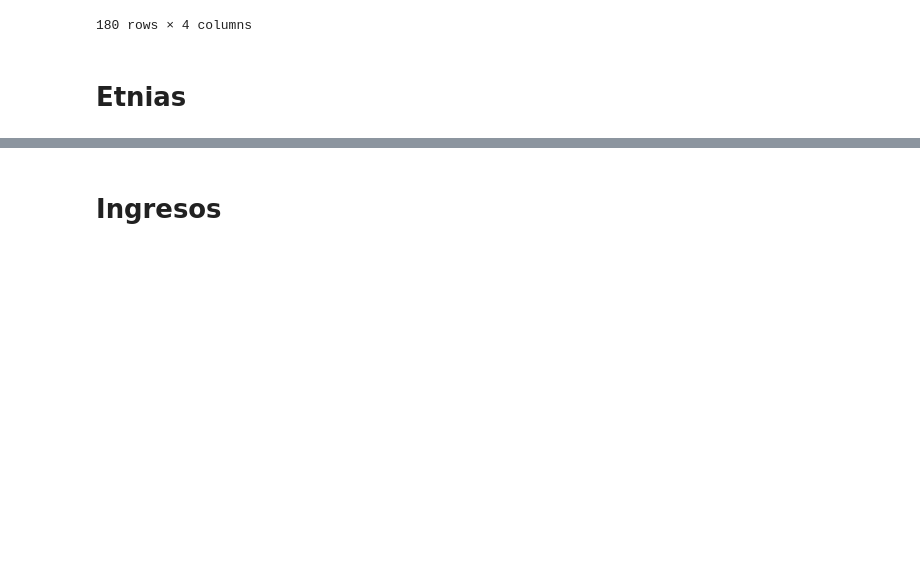
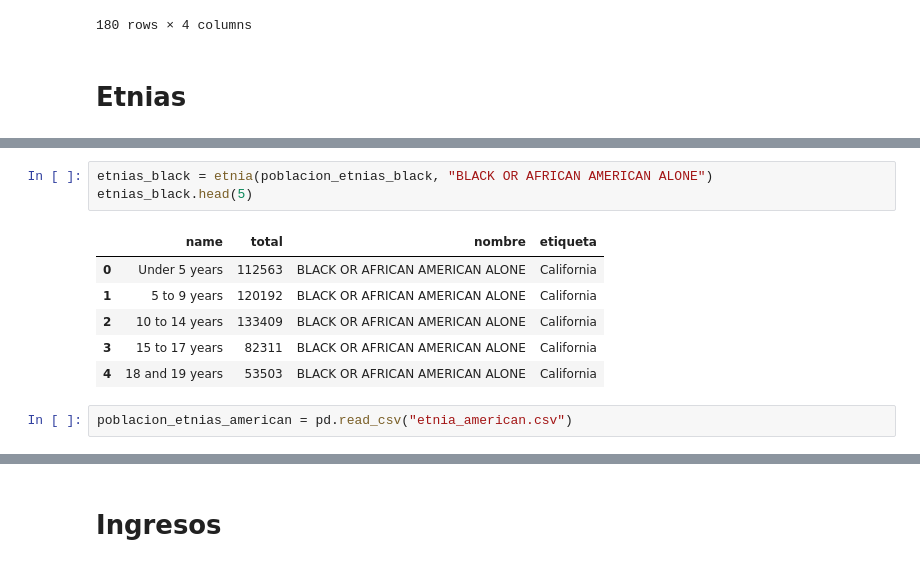
Before and after one commit to Lorena20U/proyect_bi, a Jupyter notebook: etl_censo.ipynb, the cells around one changed output, grey strips where cells are left out. Cells and saved outputs as stored; diff of their text form; blank space fills up the shorter version.

```diff
--- a/etl_censo.ipynb
+++ b/etl_censo.ipynb
@@ -124,0 +178,12 @@ poblacion_etnias.head(30)
+# %%
+etnias_black = etnia(poblacion_etnias_black, "BLACK OR AFRICAN AMERICAN ALONE")
+etnias_black.head(5)
+# %% [output]
+|  | name | total | nombre | etiqueta |
+| 0 | Under 5 years | 112563 | BLACK OR AFRICAN AMERICAN ALONE | California |
+| 1 | 5 to 9 years | 120192 | BLACK OR AFRICAN AMERICAN ALONE | California |
+| 2 | 10 to 14 years | 133409 | BLACK OR AFRICAN AMERICAN ALONE | California |
+| 3 | 15 to 17 years | 82311 | BLACK OR AFRICAN AMERICAN ALONE | California |
+| 4 | 18 and 19 years | 53503 | BLACK OR AFRICAN AMERICAN ALONE | California |
+# %%
+poblacion_etnias_american = pd.read_csv("etnia_american.csv")
```
Also changed, not shown: parts of 16 cells of this notebook.
